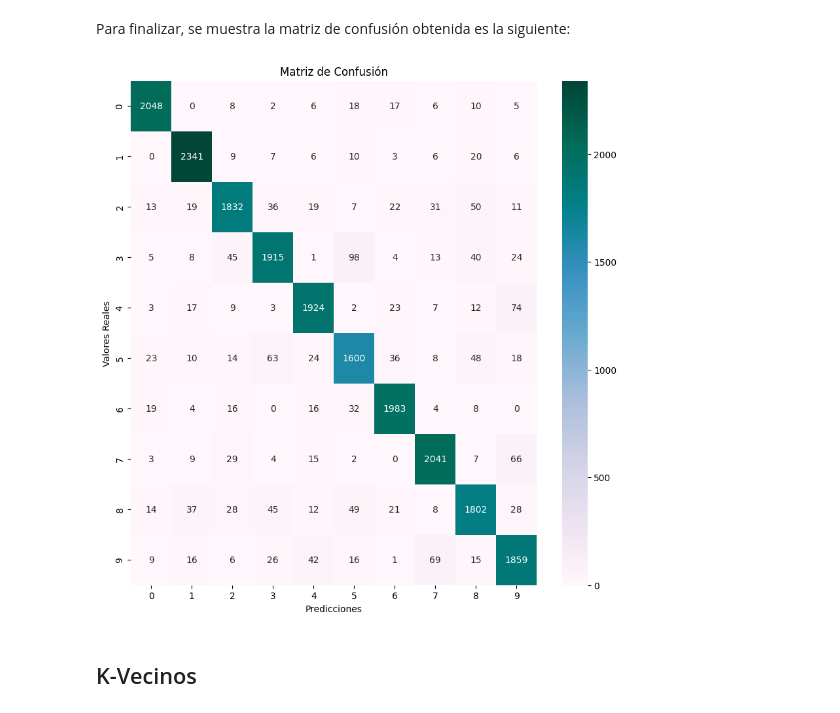
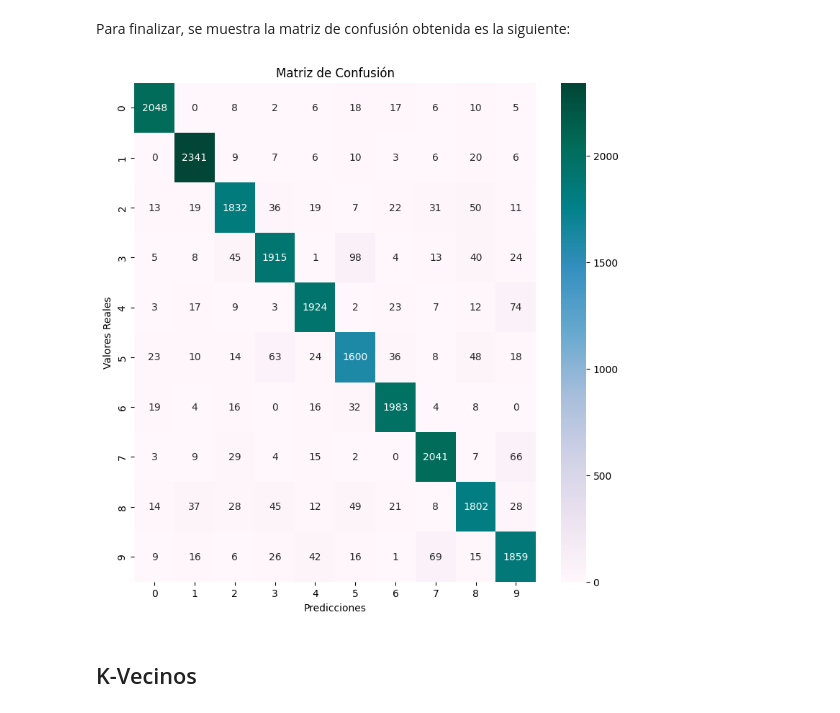
Before and after one commit to Morax19/ML_UCV, a Jupyter notebook: Tarea2/Tarea2_ML_DanielHernandez.ipynb, the cells around one changed output. Drawn from its saved outputs; the diff is of its cells as text; code cells hidden in the pictures.

```diff
--- a/Tarea2/Tarea2_ML_DanielHernandez.ipynb
+++ b/Tarea2/Tarea2_ML_DanielHernandez.ipynb
@@ -157,22 +157,22 @@ plt.show()
 # %% [markdown]
 Para finalizar, se muestra la matriz de confusión obtenida es la siguiente:
 # %%
-plt.figure(figsize = (10, 10))
+plt.figure(figsize = (9, 9))
 
 sns.heatmap(
     conf_matrix_LR, annot = True,
     fmt = 'd',
     cmap = 'PuBuGn',
     xticklabels = range(10),
     yticklabels = range(10)
     )
 
 plt.title('Matriz de Confusión')
 plt.xlabel('Predicciones')
 plt.ylabel('Valores Reales')
 plt.show()
 # %% [output]
-[figure, old version]
+[figure, new version]
 # %% [markdown]
 ## K-Vecinos
 # %% [markdown]
```
Also changed, not shown: parts of 2 cells of this notebook.
